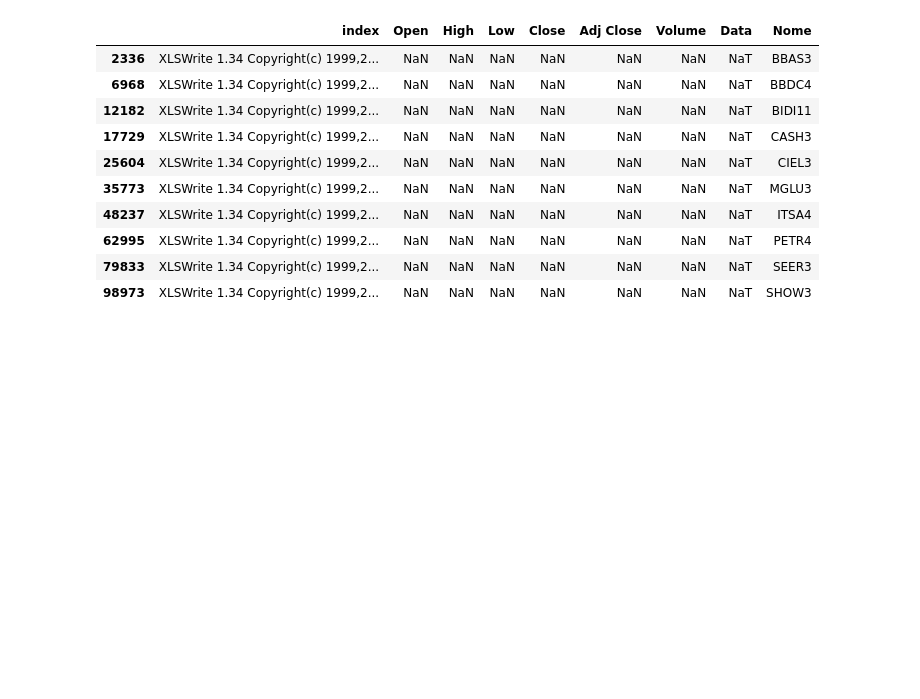
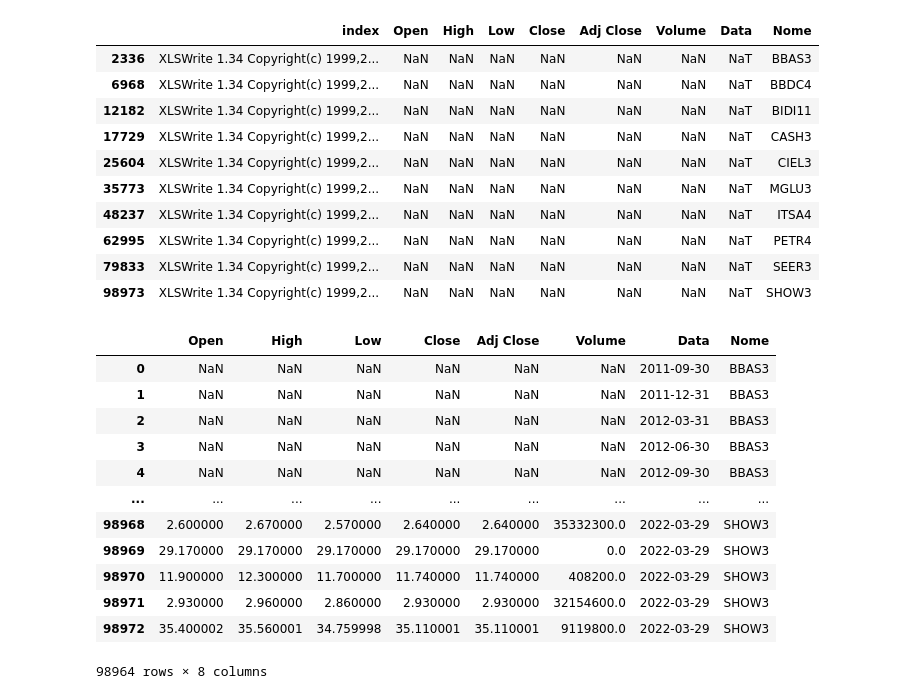
Before and after one commit to renannevesr/ETL, a Jupyter notebook: Acoes.ipynb, the cells around one changed output. Cells and saved outputs as stored; diff of their text form; code cells hidden in the pictures; blank space fills up the shorter version.

Commit message:
finalização da correção

```diff
--- a/Acoes.ipynb
+++ b/Acoes.ipynb
@@ -135,6 +132,23 @@ cota_final.loc[filtro]
 # %%
 #excluindo as datas erradas
 cota_final=cota_final.drop(cota_final.index[data_erradas])
+# %%
+del cota_final['index']
+cota_final
+# %% [output]
+|  | Open | High | Low | Close | Adj Close | Volume | Data | Nome |
+| 0 | NaN | NaN | NaN | NaN | NaN | NaN | 2011-09-30 | BBAS3 |
+| 1 | NaN | NaN | NaN | NaN | NaN | NaN | 2011-12-31 | BBAS3 |
+| 2 | NaN | NaN | NaN | NaN | NaN | NaN | 2012-03-31 | BBAS3 |
+| 3 | NaN | NaN | NaN | NaN | NaN | NaN | 2012-06-30 | BBAS3 |
+| 4 | NaN | NaN | NaN | NaN | NaN | NaN | 2012-09-30 | BBAS3 |
+| ... | ... | ... | ... | ... | ... | ... | ... | ... |
+| 98968 | 2.600000 | 2.670000 | 2.570000 | 2.640000 | 2.640000 | 35332300.0 | 2022-03-29 | SHOW3 |
+| 98969 | 29.170000 | 29.170000 | 29.170000 | 29.170000 | 29.170000 | 0.0 | 2022-03-29 | SHOW3 |
+| 98970 | 11.900000 | 12.300000 | 11.700000 | 11.740000 | 11.740000 | 408200.0 | 2022-03-29 | SHOW3 |
+| 98971 | 2.930000 | 2.960000 | 2.860000 | 2.930000 | 2.930000 | 32154600.0 | 2022-03-29 | SHOW3 |
+| 98972 | 35.400002 | 35.560001 | 34.759998 | 35.110001 | 35.110001 | 9119800.0 | 2022-03-29 | SHOW3 |
+98964 rows × 8 columns
 # %%
 filtro = cota_final.Data.isnull()
 cota_final.loc[filtro]
```
Also changed, not shown: parts of 12 cells of this notebook.
